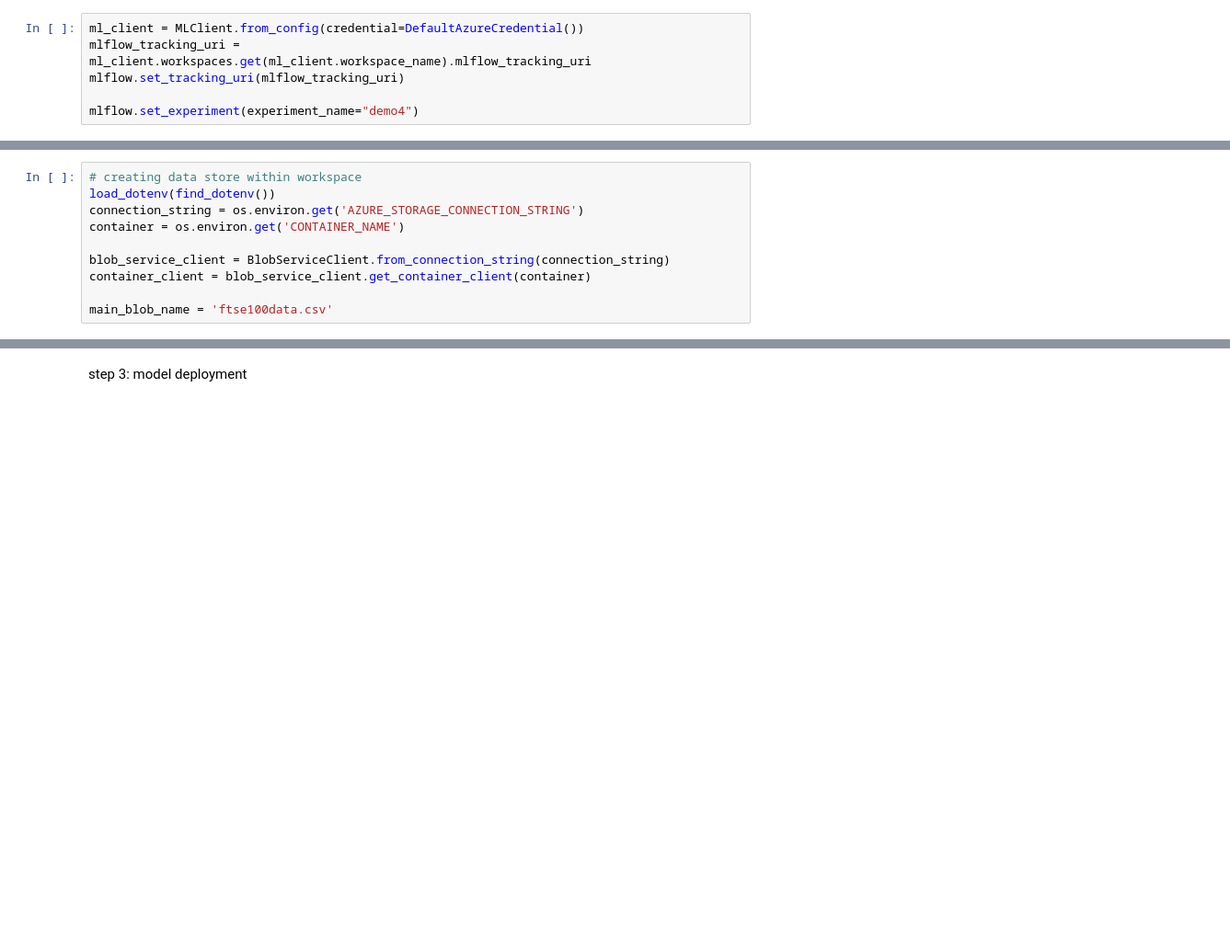
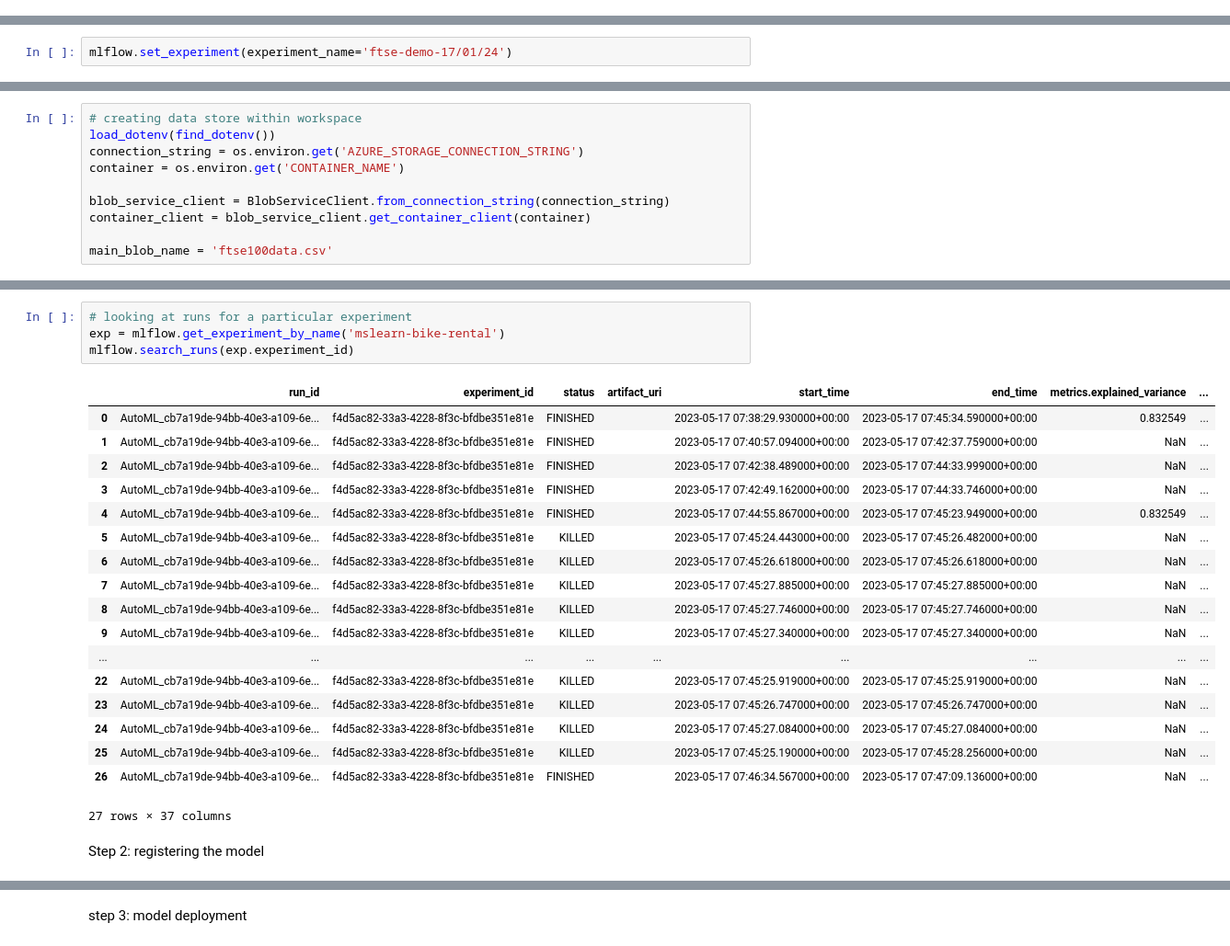
Before and after one commit to samhnatiuk/ftsedemo, a Jupyter notebook: demo.ipynb, the cells around one changed output, grey strips where cells are left out. Shown at 92% size. Cells and saved outputs as stored; diff of their text form; blank space fills up the shorter version.

```diff
--- a/demo.ipynb
+++ b/demo.ipynb
@@ -171,9 +188,3 @@ def train_lstm_model(df: pd.DataFrame,
     X_test = np.array(X_test).reshape(X_test.shape[0], 1, X_test.shape[1])
     y_pred = lstm.predict(X_test)
     return lstm, y_test, y_pred, losses
-# %%
-ml_client = MLClient.from_config(credential=DefaultAzureCredential())
-mlflow_tracking_uri = ml_client.workspaces.get(ml_client.workspace_name).mlflow_tracking_uri
-mlflow.set_tracking_uri(mlflow_tracking_uri)
-
-mlflow.set_experiment(experiment_name="demo4")
@@ -179,0 +310,2 @@ mlflow.set_experiment(experiment_name="demo4")
+# %%
+mlflow.set_experiment(experiment_name='ftse-demo-17/01/24')
@@ -380,3 +530,28 @@ Created version '2' of model 'lstm'.
+# %%
+# looking at runs for a particular experiment
+exp = mlflow.get_experiment_by_name('mslearn-bike-rental')
+mlflow.search_runs(exp.experiment_id)
+# %% [output]
+|  | run_id | experiment_id | status | artifact_uri | start_time | end_time | metrics.explained_variance | ... |
+| 0 | AutoML_cb7a19de-94bb-40e3-a109-6e... | f4d5ac82-33a3-4228-8f3c-bfdbe351e81e | FINISHED |  | 2023-05-17 07:38:29.930000+00:00 | 2023-05-17 07:45:34.590000+00:00 | 0.832549 | ... |
+| 1 | AutoML_cb7a19de-94bb-40e3-a109-6e... | f4d5ac82-33a3-4228-8f3c-bfdbe351e81e | FINISHED |  | 2023-05-17 07:40:57.094000+00:00 | 2023-05-17 07:42:37.759000+00:00 | NaN | ... |
+| 2 | AutoML_cb7a19de-94bb-40e3-a109-6e... | f4d5ac82-33a3-4228-8f3c-bfdbe351e81e | FINISHED |  | 2023-05-17 07:42:38.489000+00:00 | 2023-05-17 07:44:33.999000+00:00 | NaN | ... |
+| 3 | AutoML_cb7a19de-94bb-40e3-a109-6e... | f4d5ac82-33a3-4228-8f3c-bfdbe351e81e | FINISHED |  | 2023-05-17 07:42:49.162000+00:00 | 2023-05-17 07:44:33.746000+00:00 | NaN | ... |
+| 4 | AutoML_cb7a19de-94bb-40e3-a109-6e... | f4d5ac82-33a3-4228-8f3c-bfdbe351e81e | FINISHED |  | 2023-05-17 07:44:55.867000+00:00 | 2023-05-17 07:45:23.949000+00:00 | 0.832549 | ... |
+| 5 | AutoML_cb7a19de-94bb-40e3-a109-6e... | f4d5ac82-33a3-4228-8f3c-bfdbe351e81e | KILLED |  | 2023-05-17 07:45:24.443000+00:00 | 2023-05-17 07:45:26.482000+00:00 | NaN | ... |
+| 6 | AutoML_cb7a19de-94bb-40e3-a109-6e... | f4d5ac82-33a3-4228-8f3c-bfdbe351e81e | KILLED |  | 2023-05-17 07:45:26.618000+00:00 | 2023-05-17 07:45:26.618000+00:00 | NaN | ... |
+| 7 | AutoML_cb7a19de-94bb-40e3-a109-6e... | f4d5ac82-33a3-4228-8f3c-bfdbe351e81e | KILLED |  | 2023-05-17 07:45:27.885000+00:00 | 2023-05-17 07:45:27.885000+00:00 | NaN | ... |
+| 8 | AutoML_cb7a19de-94bb-40e3-a109-6e... | f4d5ac82-33a3-4228-8f3c-bfdbe351e81e | KILLED |  | 2023-05-17 07:45:27.746000+00:00 | 2023-05-17 07:45:27.746000+00:00 | NaN | ... |
+| 9 | AutoML_cb7a19de-94bb-40e3-a109-6e... | f4d5ac82-33a3-4228-8f3c-bfdbe351e81e | KILLED |  | 2023-05-17 07:45:27.340000+00:00 | 2023-05-17 07:45:27.340000+00:00 | NaN | ... |
+| ... | ... | ... | ... | ... | ... | ... | ... | ... |
+| 22 | AutoML_cb7a19de-94bb-40e3-a109-6e... | f4d5ac82-33a3-4228-8f3c-bfdbe351e81e | KILLED |  | 2023-05-17 07:45:25.919000+00:00 | 2023-05-17 07:45:25.919000+00:00 | NaN | ... |
+| 23 | AutoML_cb7a19de-94bb-40e3-a109-6e... | f4d5ac82-33a3-4228-8f3c-bfdbe351e81e | KILLED |  | 2023-05-17 07:45:26.747000+00:00 | 2023-05-17 07:45:26.747000+00:00 | NaN | ... |
+| 24 | AutoML_cb7a19de-94bb-40e3-a109-6e... | f4d5ac82-33a3-4228-8f3c-bfdbe351e81e | KILLED |  | 2023-05-17 07:45:27.084000+00:00 | 2023-05-17 07:45:27.084000+00:00 | NaN | ... |
+| 25 | AutoML_cb7a19de-94bb-40e3-a109-6e... | f4d5ac82-33a3-4228-8f3c-bfdbe351e81e | KILLED |  | 2023-05-17 07:45:25.190000+00:00 | 2023-05-17 07:45:28.256000+00:00 | NaN | ... |
+| 26 | AutoML_cb7a19de-94bb-40e3-a109-6e... | f4d5ac82-33a3-4228-8f3c-bfdbe351e81e | FINISHED |  | 2023-05-17 07:46:34.567000+00:00 | 2023-05-17 07:47:09.136000+00:00 | NaN | ... |
+27 rows × 37 columns
+# %% [markdown]
+Step 2: registering the model
 # %%
 client = mlflow.tracking.MlflowClient()
 for model in client.search_registered_models():
```
Also changed, not shown: parts of 55 cells of this notebook, 7 other files.
